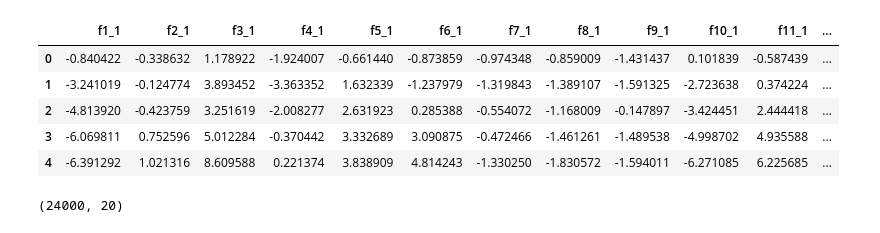
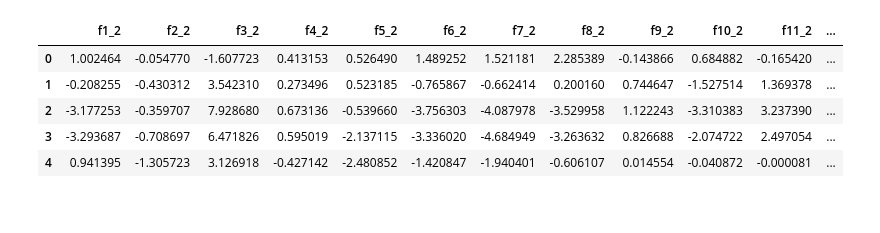
Before and after one commit to cuishuting/seq_to_seq_schema_matching, a Jupyter notebook: time_series_gen.ipynb, the cells around one changed output. Drawn from its saved outputs; the diff is of its cells as text; code cells hidden in the pictures.

```diff
--- a/time_series_gen.ipynb
+++ b/time_series_gen.ipynb
@@ -10,9 +10,9 @@ maparams = np.array([.65, .35])
 ar = np.r_[1, -arparams] # add zero-lag and negate
 ma = np.r_[1, maparams] # add zero-lag
 mean = np.zeros(20)
-cov1 = datasets.make_spd_matrix(20) # 20 temporal generated features
-rand_gen1 = lambda size: np.random.multivariate_normal(mean, cov1, size)
+cov = datasets.make_spd_matrix(20) # 20 temporal generated features
+rand_gen = lambda size: np.random.multivariate_normal(mean, cov, size)
 # %%
-a = arima_process.arma_generate_sample(ar, ma, nsample=(1000,24), distrvs=rand_gen1,  axis = 1) # 1000: num_of_patients, 24: time stamps(axis=1), 20: num_temporal_features
+a = arima_process.arma_generate_sample(ar, ma, nsample=(5000,24), distrvs=rand_gen,  axis = 1) # 1000: num_of_patients, 24: time stamps(axis=1), 20: num_temporal_features
 a.shape
 # %% [output]
@@ -25,0 +46,5 @@ gen_rec1.shape
+# %%
+gen_EHR1 = np.split(a, 2, axis=0)[0]
+gen_EHR2 = np.split(a, 2, axis=0)[1]
+print(gen_EHR1.shape)
+print(gen_EHR2.shape)
@@ -26,14 +66,11 @@ gen_rec1.shape
 # %%
-rec_df_1 = pd.DataFrame(gen_rec1, columns=["f"+ str(i) + "_1" for i in range(1, 21)])
-rec_df_1.head()
+gen_EHR2_data = gen_EHR2.reshape([-1, 20])
+gen_EHR2_df = pd.DataFrame(gen_EHR2_data, columns=["f"+ str(i) + "_2" for i in range(1, 21)])
+gen_EHR2_df.head()
 # %% [output]
-|  | f1_1 | f2_1 | f3_1 | f4_1 | f5_1 | f6_1 | f7_1 | f8_1 | f9_1 | f10_1 | f11_1 | ... |
-| 0 | -0.840422 | -0.338632 | 1.178922 | -1.924007 | -0.661440 | -0.873859 | -0.974348 | -0.859009 | -1.431437 | 0.101839 | -0.587439 | ... |
-| 1 | -3.241019 | -0.124774 | 3.893452 | -3.363352 | 1.632339 | -1.237979 | -1.319843 | -1.389107 | -1.591325 | -2.723638 | 0.374224 | ... |
-| 2 | -4.813920 | -0.423759 | 3.251619 | -2.008277 | 2.631923 | 0.285388 | -0.554072 | -1.168009 | -0.147897 | -3.424451 | 2.444418 | ... |
-| 3 | -6.069811 | 0.752596 | 5.012284 | -0.370442 | 3.332689 | 3.090875 | -0.472466 | -1.461261 | -1.489538 | -4.998702 | 4.935588 | ... |
-| 4 | -6.391292 | 1.021316 | 8.609588 | 0.221374 | 3.838909 | 4.814243 | -1.330250 | -1.830572 | -1.594011 | -6.271085 | 6.225685 | ... |
+|  | f1_2 | f2_2 | f3_2 | f4_2 | f5_2 | f6_2 | f7_2 | f8_2 | f9_2 | f10_2 | f11_2 | ... |
+| 0 | 1.002464 | -0.054770 | -1.607723 | 0.413153 | 0.526490 | 1.489252 | 1.521181 | 2.285389 | -0.143866 | 0.684882 | -0.165420 | ... |
+| 1 | -0.208255 | -0.430312 | 3.542310 | 0.273496 | 0.523185 | -0.765867 | -0.662414 | 0.200160 | 0.744647 | -1.527514 | 1.369378 | ... |
+| 2 | -3.177253 | -0.359707 | 7.928680 | 0.673136 | -0.539660 | -3.756303 | -4.087978 | -3.529958 | 1.122243 | -3.310383 | 3.237390 | ... |
+| 3 | -3.293687 | -0.708697 | 6.471826 | 0.595019 | -2.137115 | -3.336020 | -4.684949 | -3.263632 | 0.826688 | -2.074722 | 2.497054 | ... |
+| 4 | 0.941395 | -1.305723 | 3.126918 | -0.427142 | -2.480852 | -1.420847 | -1.940401 | -0.606107 | 0.014554 | -0.040872 | -0.000081 | ... |
-# %%
-rec_df_1.shape
-# %% [output]
-(24000, 20)
```
Also changed, not shown: parts of 22 cells of this notebook.
